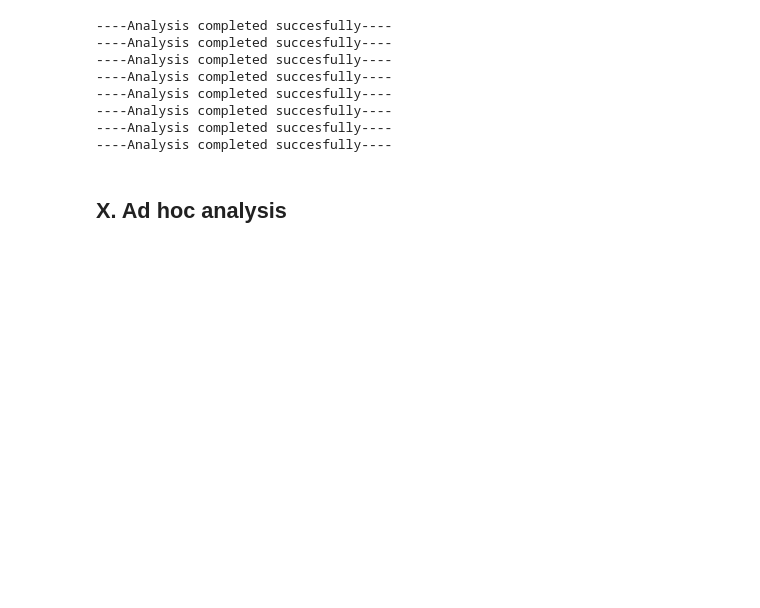
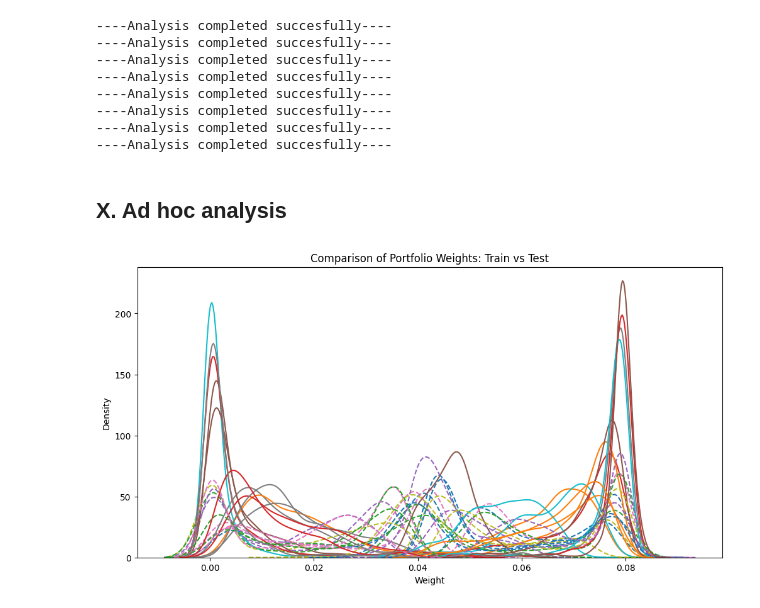
Before and after one commit to DataJakob/BBAN5000-Master-Thesis, a Jupyter notebook: test.ipynb, the cells around one changed output. Cells and saved outputs as stored; diff of their text form; code cells hidden in the pictures; blank space fills up the shorter version.

```diff
--- a/test.ipynb
+++ b/test.ipynb
@@ -127,0 +147,20 @@ theta.convey_results()
+# %%
+weights_history = pd.read_csv('C:\Programmering\jakob\BBAN5000-Master-Thesis\Data\RL_weights_Sortino_esg_True.csv')
+weights_history_t = pd.read_csv('C:\Programmering\jakob\BBAN5000-Master-Thesis\Data\RL_weights_t_Sortino_esg_True.csv')
+
+train_weights = np.array(weights_history_t)
+test_weights = np.array(weights_history)
+
+# Plot distributions
+plt.figure(figsize=(12,6))
+for i in range(train_weights.shape[1]):  # Iterate over assets
+    sns.kdeplot(train_weights[:, i], label=f"Train Asset {i+1}", linestyle="--")
+    sns.kdeplot(test_weights[:, i], label=f"Test Asset {i+1}")
+
+
+plt.title("Comparison of Portfolio Weights: Train vs Test")
+plt.xlabel("Weight")
+plt.ylabel("Density")
+plt.show()
+# %% [output]
+[figure, added]
```
Also changed, not shown: parts of 1 cell of this notebook, 9 other files.
